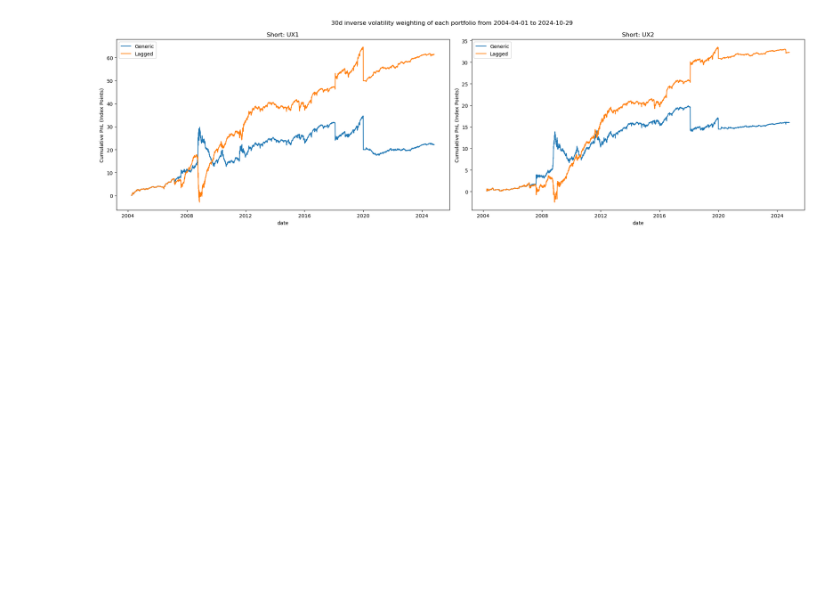
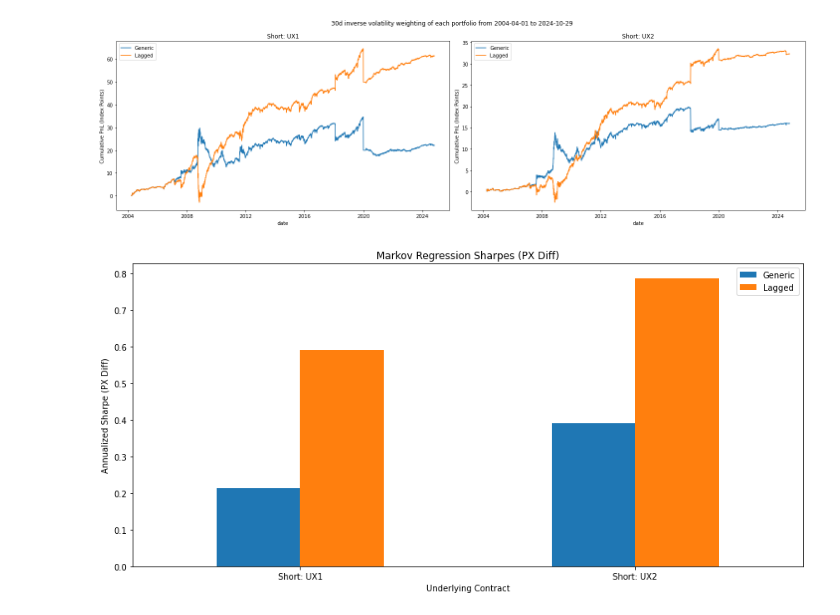
Before and after one commit to diegodalvarez/VIXCurveStrategies, a Jupyter notebook: root/notebook/MarkovianReturns.ipynb, the cells around one changed output. Drawn from its saved outputs; the diff is of its cells as text; code cells hidden in the pictures; blank space fills up the shorter version.

```diff
--- a/root/notebook/MarkovianReturns.ipynb
+++ b/root/notebook/MarkovianReturns.ipynb
@@ -115,9 +121,8 @@ def get_erc(df: pd.DataFrame, window: int = 30) -> pd.DataFrame:
 
     df_out = (df.groupby(
         "group_var").
-        apply(_erc_port, window, include_groups = False).
-        reset_index().
-        drop(columns = ["level_1"]))
+        apply(_erc_port, window).
+        reset_index(drop = True))
 
     return df_out
 
@@ -166,3 +171,42 @@ def plot_erc_port(df_port: pd.DataFrame) -> plt.Figure:
 plot_erc_port(df_port)
 # %% [output]
 [figure]
+# %%
+def get_erc_sharpe(df_port: pd.DataFrame) -> pd.DataFrame:
+
+    df_out = (df_port.drop(
+        columns = ["date"]).
+        groupby("group_var").
+        agg(["mean", "std"])
+        ["weighted_rtn"].
+        rename(columns = {
+            "mean": "mean_rtn",
+            "std" : "std_rtn"}).
+        assign(sharpe = lambda x: x.mean_rtn / x.std_rtn * np.sqrt(252)).
+        reset_index())
+
+    return df_out
+
+df_sharpe = get_erc_sharpe(df_port)
+# %%
+def plot_erc_sharpe(df_sharpe: pd.DataFrame) -> plt.Figure:
+
+    (df_sharpe.assign(
+        contract     = lambda x: x.group_var.str.split("Markov").str[0].str.strip(),
+        regress_type = lambda x: x.group_var.str.split(":").str[-1].str.strip())
+        [["contract", "regress_type", "sharpe"]].
+        rename(columns = {"regress_type": ""}).
+        pivot(index = "contract", columns = "", values = "sharpe").
+        plot(
+            kind    = "bar",
+            rot     =  0,
+            xlabel  = "Underlying Contract",
+            figsize = (12,6),
+            ylabel  = "Annualized Sharpe (PX Diff)",
+            title   = "Markov Regression Sharpes (PX Diff)"))
+
+    plt.tight_layout()
+
+plot_erc_sharpe(df_sharpe)
+# %% [output]
+[figure, added]
```
Also changed, not shown: parts of 3 cells of this notebook, 4 other files.
